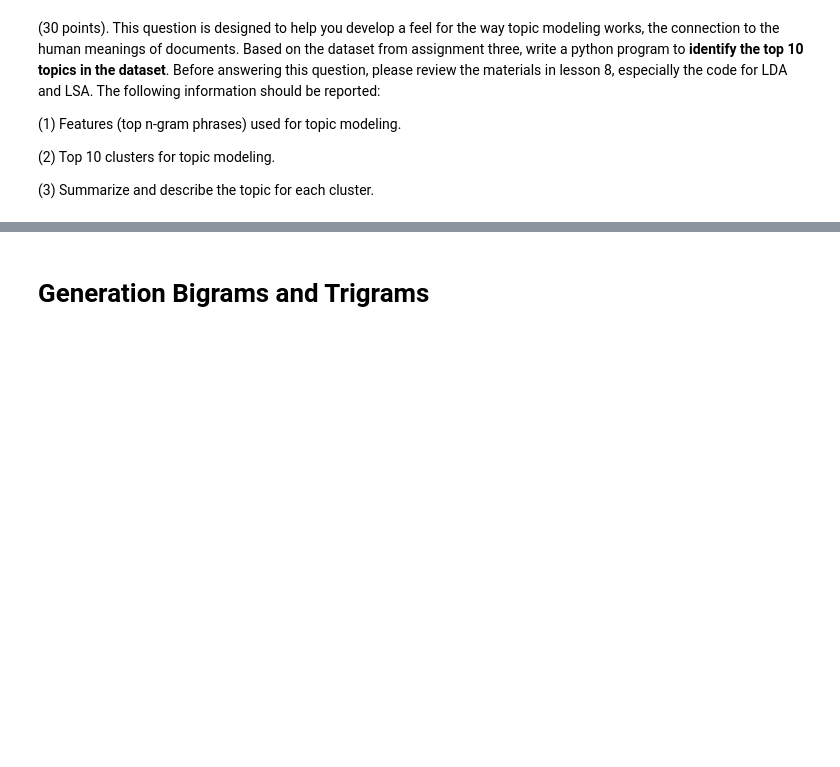
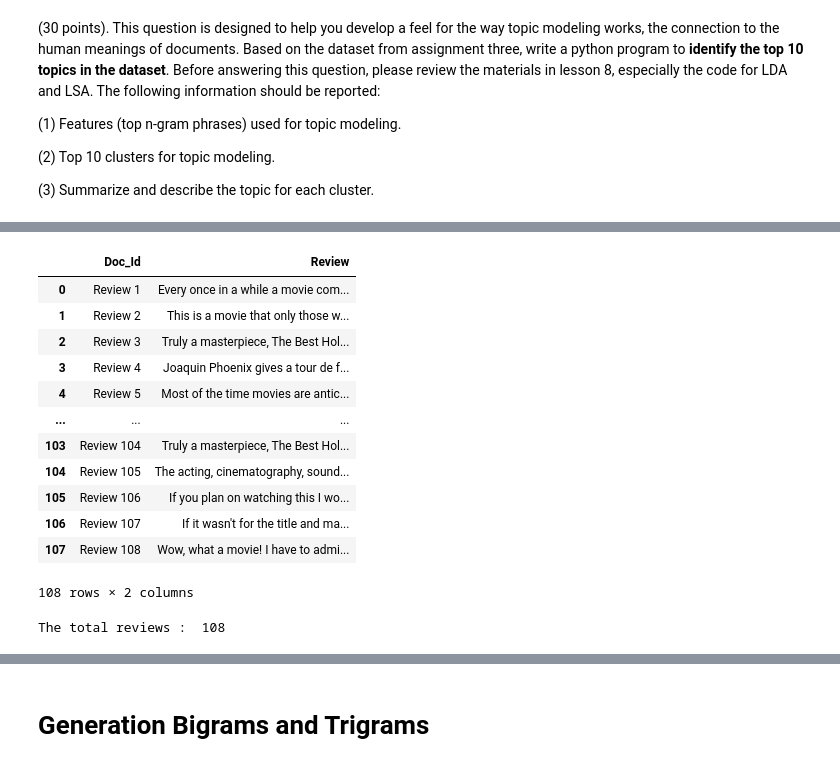
Before and after one commit to Nagmashaik123/Nagma_INFO5731_Spring2021, a Jupyter notebook: INFO5731_Assignment_Four.ipynb, the cells around one changed output, grey strips where cells are left out. Saved outputs shown, nothing was run; the diff lists cells and outputs as text; code cells hidden in the pictures; blank space fills up the shorter version.

```diff
--- a/INFO5731_Assignment_Four.ipynb
+++ b/INFO5731_Assignment_Four.ipynb
@@ -16,0 +32,25 @@ In this assignment, you are required to conduct topic modeling, sentiment analys
+# %%
+import pandas as pd
+my_data= pd.read_csv("review.csv")
+my_data
+# %% [output]
+|  | Doc_Id | Review |
+| 0 | Review 1 | Every once in a while a movie com... |
+| 1 | Review 2 | This is a movie that only those w... |
+| 2 | Review 3 | Truly a masterpiece, The Best Hol... |
+| 3 | Review 4 | Joaquin Phoenix gives a tour de f... |
+| 4 | Review 5 | Most of the time movies are antic... |
+| ... | ... | ... |
+| 103 | Review 104 | Truly a masterpiece, The Best Hol... |
+| 104 | Review 105 | The acting, cinematography, sound... |
+| 105 | Review 106 | If you plan on watching this I wo... |
+| 106 | Review 107 | If it wasn't for the title and ma... |
+| 107 | Review 108 | Wow, what a movie! I have to admi... |
+108 rows × 2 columns
+# %%
+Reviews=[]
+for item in my_data['Review']:
+    Reviews.append(item)
+print("The total reviews : ",len(reviews))
+# %% [output]
+The total reviews :  108
```
Also changed, not shown: parts of 21 cells of this notebook.
